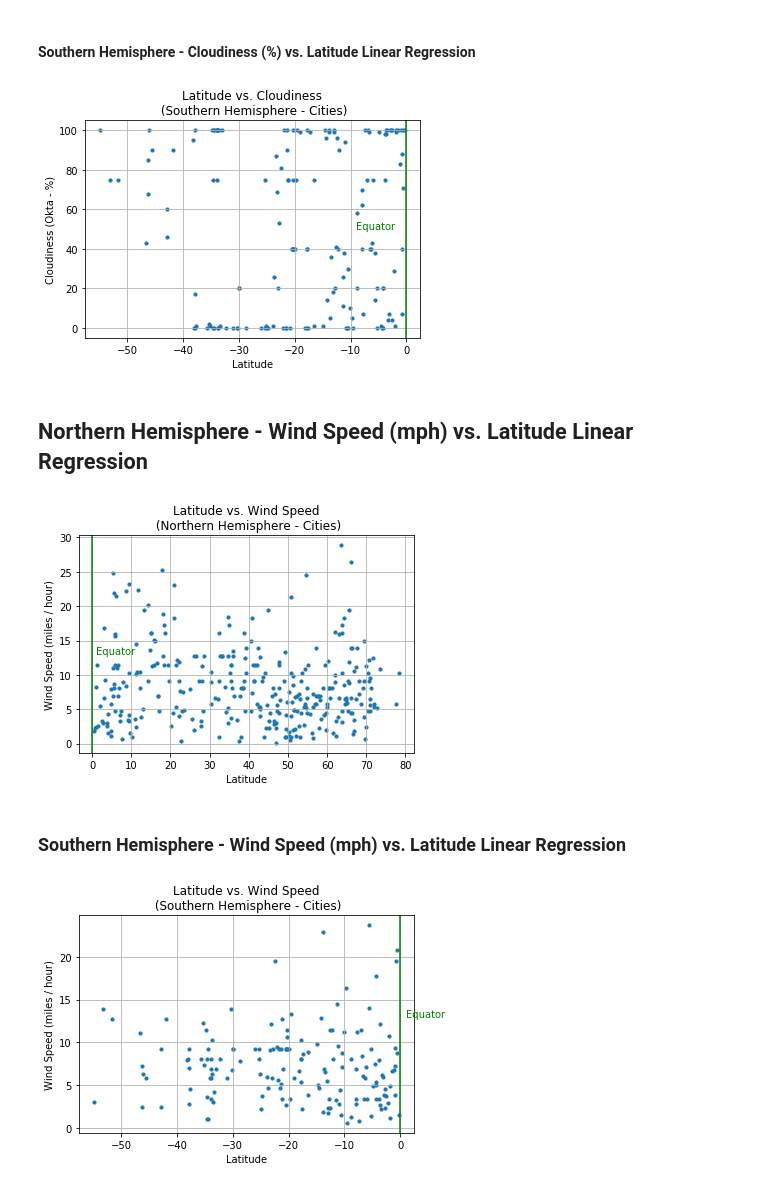
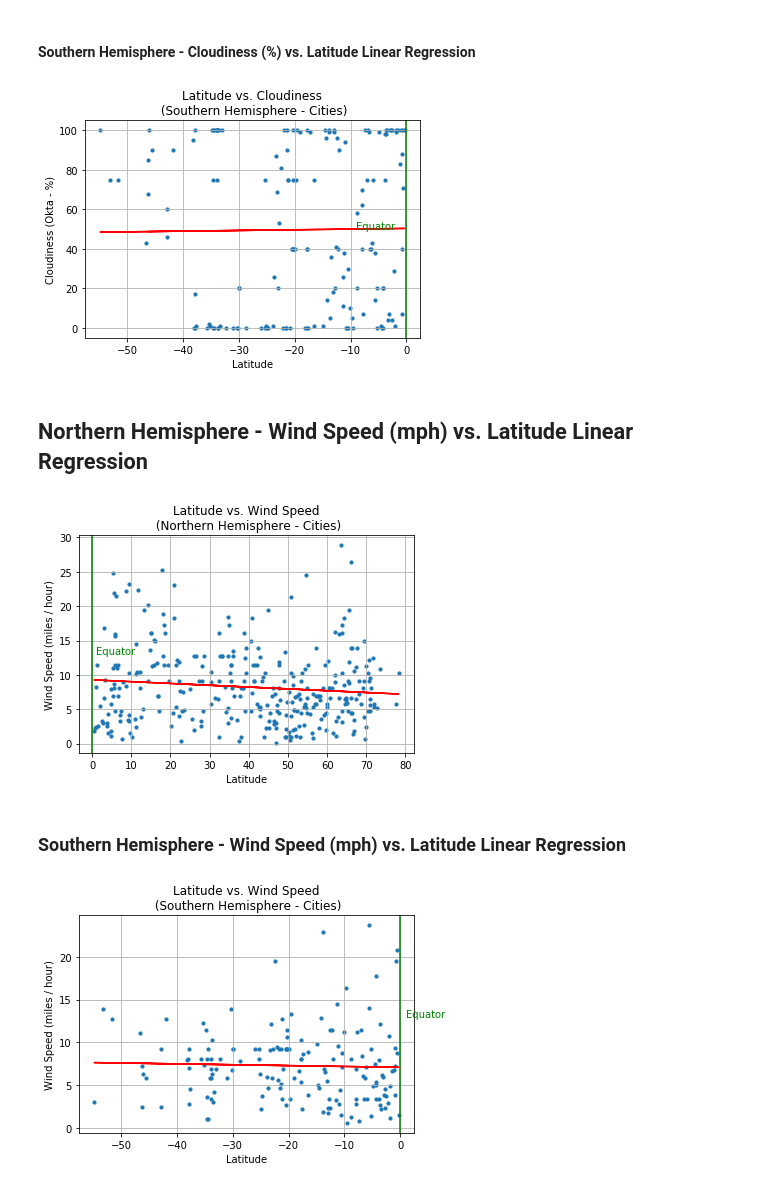
Before and after one commit to SaltireSequence/python-api-challenge, a Jupyter notebook: WeatherPy.ipynb, the cells around one changed output. Saved outputs shown, nothing was run; the diff lists cells and outputs as text; code cells hidden in the pictures.

```diff
--- a/WeatherPy.ipynb
+++ b/WeatherPy.ipynb
@@ -480,29 +480,45 @@ plt.show()
 # %% [markdown]
 ####  Southern Hemisphere - Cloudiness (%) vs. Latitude Linear Regression
 # %%
+# Linear Regression
+x_values = pd.to_numeric(Southern_Hemisphere['Lat']).astype(float)
+y_values = pd.to_numeric(Southern_Hemisphere['Cloudiness']).astype(float)
+(slope, intercept, rvalue, pvalue, stderr) = linregress(x_values, y_values)
+regress_values = x_values * slope + intercept
+line_eq = "y = " + str(round(slope,2)) + "x + " + str(round(intercept,2))
+
 # Build a scatter plot for each data type
 fig12 = plt.scatter(Southern_Hemisphere["Lat"], Southern_Hemisphere["Cloudiness"], marker="o", s=10)
+plt.plot(x_values,regress_values,"r-")
 
 # Adding Scatter
 plt.title("Latitude vs. Cloudiness\n (Southern Hemisphere - Cities)")
 plt.xlabel("Latitude")
 plt.ylabel("Cloudiness (Okta - %)")
 # Adding an equator line, as a reference point
 plt.axvline(0, color = 'green', alpha = 1, label = 'Equator')
 plt.text(-9,50,'Equator',rotation=0, color = 'green', alpha = 1)
 plt.grid(True)
 
 # Saving out the figure
 plt.savefig("output_plots/Southern_Lat_vs_Cloudiness.png")
 
 plt.show()
 # %% [output]
-[figure, old version]
+[figure, new version]
 # %% [markdown]
 ## Northern Hemisphere - Wind Speed (mph) vs. Latitude Linear Regression
 # %%
+# Linear Regression
+x_values = pd.to_numeric(Northern_Hemisphere['Lat']).astype(float)
+y_values = pd.to_numeric(Northern_Hemisphere['Wind Speed']).astype(float)
+(slope, intercept, rvalue, pvalue, stderr) = linregress(x_values, y_values)
+regress_values = x_values * slope + intercept
+line_eq = "y = " + str(round(slope,2)) + "x + " + str(round(intercept,2))
+
 # Build a scatter plot for each data type
 fig13 = plt.scatter(Northern_Hemisphere["Lat"], Northern_Hemisphere["Wind Speed"], marker="o", s=10)
+plt.plot(x_values,regress_values,"r-")
 
 # Adding Scatter
 plt.title("Latitude vs. Wind Speed\n (Northern Hemisphere - Cities)")
@@ -518,12 +534,19 @@ plt.savefig("output_plots/Northern_Lat_vs_Wind_Speed.png")
 
 plt.show()
 # %% [output]
-[figure, old version]
+[figure, new version]
 # %% [markdown]
 ###  Southern Hemisphere - Wind Speed (mph) vs. Latitude Linear Regression
 # %%
+x_values = pd.to_numeric(Southern_Hemisphere['Lat']).astype(float)
+y_values = pd.to_numeric(Southern_Hemisphere['Wind Speed']).astype(float)
+(slope, intercept, rvalue, pvalue, stderr) = linregress(x_values, y_values)
+regress_values = x_values * slope + intercept
+line_eq = "y = " + str(round(slope,2)) + "x + " + str(round(intercept,2))
+
 # Build a scatter plot for each data type
 fig14 = plt.scatter(Southern_Hemisphere["Lat"], Southern_Hemisphere["Wind Speed"], marker="o", s=10)
+plt.plot(x_values,regress_values,"r-")
 
 # Adding Scatter
 plt.title("Latitude vs. Wind Speed\n (Southern Hemisphere - Cities)")
@@ -539,4 +562,4 @@ plt.savefig("output_plots/Southern_Lat_vs_Wind_Speed.png")
 
 plt.show()
 # %% [output]
-[figure, old version]
+[figure, new version]
```
Also changed, not shown: parts of 5 cells of this notebook, 4 other files.
